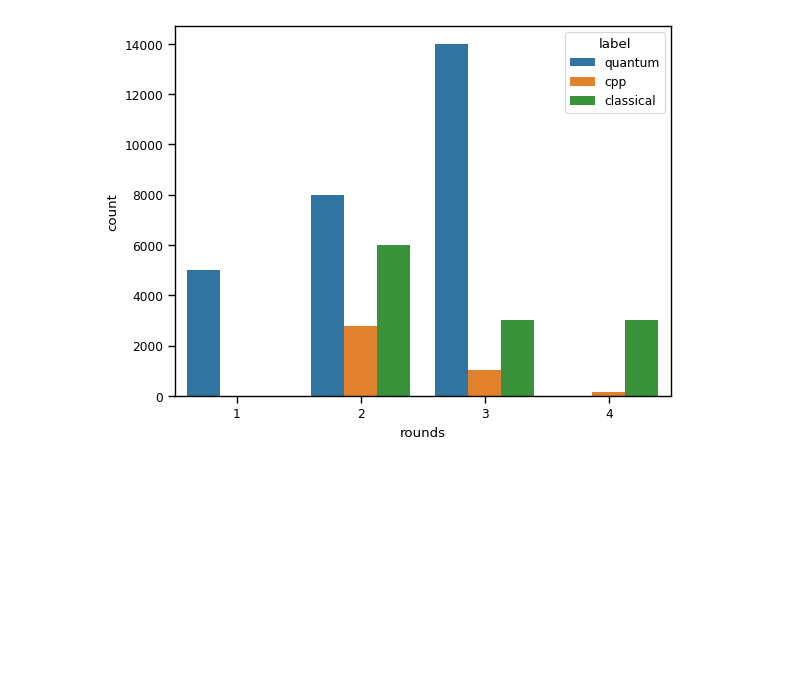
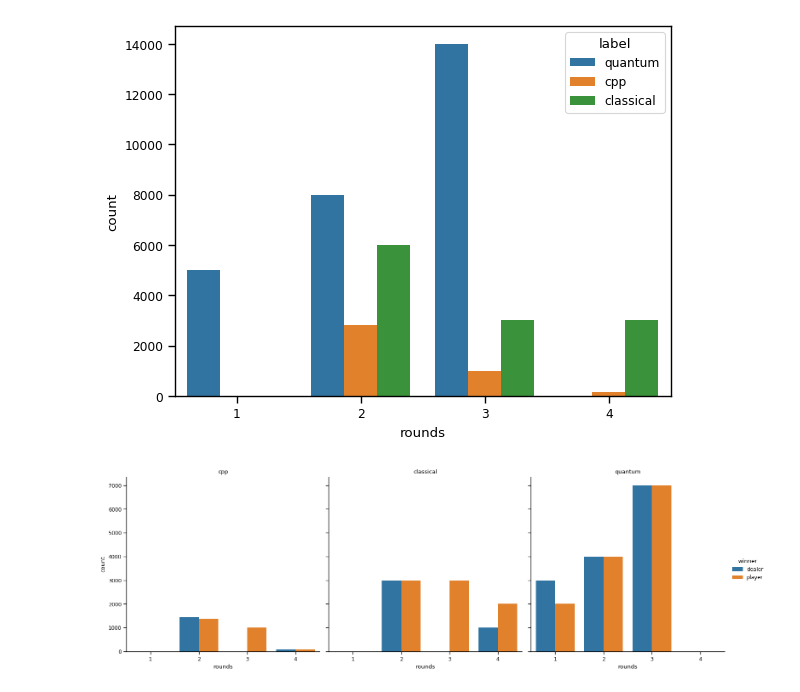
Before and after one commit to Dpbm/qbuck, a Jupyter notebook: buckshot-roulette.ipynb, the cells around one changed output. Saved outputs shown, nothing was run; the diff lists cells and outputs as text; code cells hidden in the pictures; blank space fills up the shorter version.

```diff
--- a/buckshot-roulette.ipynb
+++ b/buckshot-roulette.ipynb
@@ -591,3 +592,10 @@ plt.savefig("total_rounds.png", bbox_inches="tight")
 plt.show()
 # %% [output]
 [figure]
+# %%
+g = sns.catplot(data=data, x="rounds", hue="winner", palette="tab10", col="label", kind="count")
+g.set_titles(col_template="{col_name}")
+plt.savefig("total_rounds_per_version.png", bbox_inches="tight")
+plt.show()
+# %% [output]
+[figure, added]
```
Also changed, not shown: parts of 1 cell of this notebook, 6 other files.
